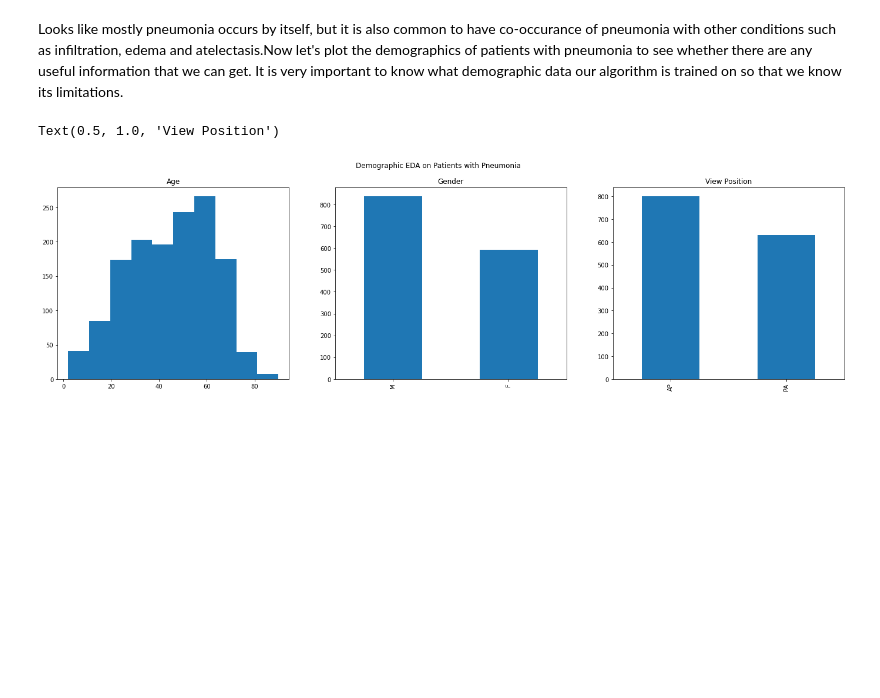
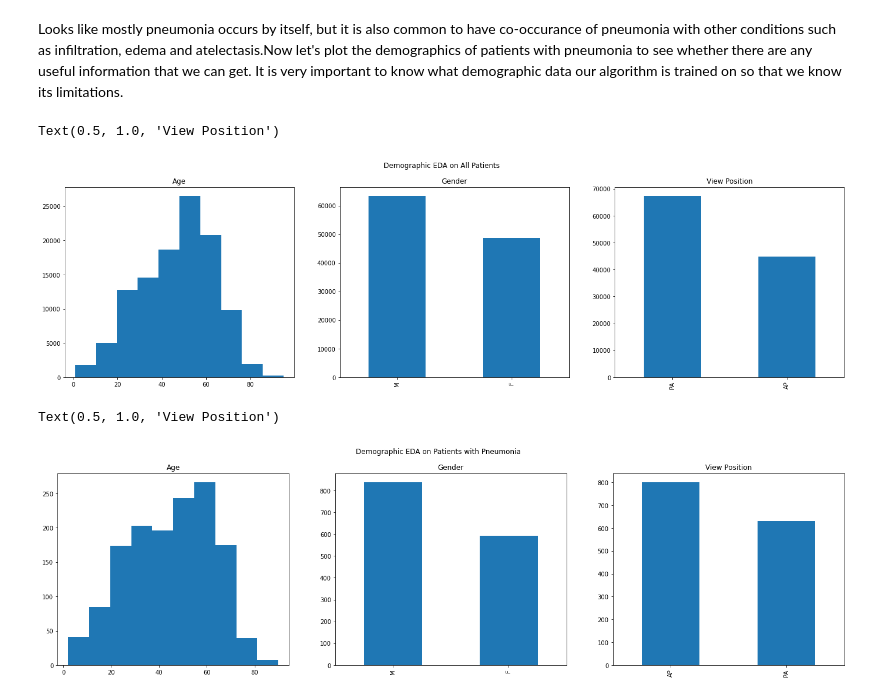
Before and after one commit to zhaokevinma/pneumonia_detection_from_chest_xrays, a Jupyter notebook: EDA.ipynb, the cells around one changed output. Cells and saved outputs as stored; diff of their text form; code cells hidden in the pictures; blank space fills up the shorter version.

Commit message:
Added demographic EDA for all patients

```diff
--- a/EDA.ipynb
+++ b/EDA.ipynb
@@ -102,5 +102,21 @@ sliced_xray_df[sliced_xray_df.Pneumonia==1]['Finding Labels'].value_counts()[0:3
 # %% [markdown]
 Looks like mostly pneumonia occurs by itself, but it is also common to have co-occurance of pneumonia with other conditions such as infiltration, edema and atelectasis.Now let's plot the demographics of patients with pneumonia to see whether there are any useful information that we can get. It is very important to know what demographic data our algorithm is trained on so that we know its limitations.
+# %%
+## Plot the demographic EDA on ALL patients
+fig = plt.figure(figsize=(24, 6))
+fig.suptitle('Demographic EDA on All Patients')
+fig.add_subplot(1, 3, 1)
+plt.hist(sliced_xray_df['Patient Age'])
+plt.title('Age')
+fig.add_subplot(1, 3, 2)
+sliced_xray_df['Patient Gender'].value_counts().plot(kind='bar')
+plt.title('Gender')
+fig.add_subplot(1, 3, 3)
+sliced_xray_df['View Position'].value_counts().plot(kind='bar')
+plt.title('View Position')
+# %% [output]
+Text(0.5, 1.0, 'View Position')
+[figure, added]
 # %%
 ## Plot the demographic EDA on patients with Pneumonia
 fig = plt.figure(figsize=(24, 6))
```
Also changed, not shown: parts of 6 cells of this notebook.
